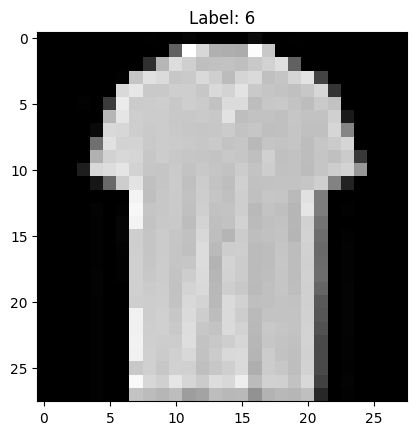
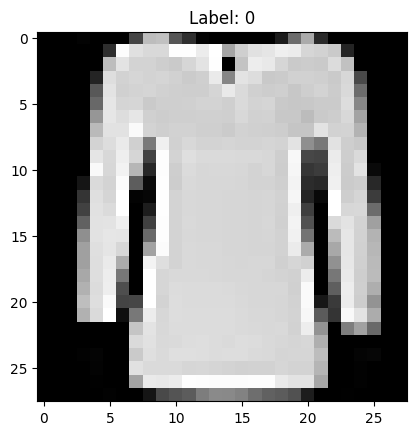
The notebook cell's code change between the first figure and the second:
--- before
+++ after
@@ -1,11 +1,16 @@
 from sklearn.model_selection import train_test_split
+from sklearn.datasets import fetch_openml  # Adicionado para carregar os dados
 import matplotlib.pyplot as plt
+import numpy as np
 
 def load_data(seed):
-    # Carrega o dataset
-    (X, y), (_, _) = fashion_mnist.load_data()
-    
-    # Achata as imagens (28x28 -> 784), se necessário para modelos tradicionais
-    X = X.reshape((X.shape[0], -1))
+    # Carrega o dataset Fashion-MNIST via OpenML (Scikit-Learn)
+    # as_frame=False garante que os dados venham como arrays NumPy
+    print("Carregando dados (isso pode levar um tempinho na primeira vez)...")
+    mnist = fetch_openml('Fashion-MNIST', version=1, as_frame=False, parser='auto')
+    X, y = mnist.data, mnist.target
+
+    # O OpenML traz as labels como strings, precisamos converter para inteiros
+    y = y.astype(int)
     
     # Divide em treino e teste com controle de aleatoriedade
@@ -19,7 +24,9 @@
     return X_train, X_test, y_train, y_test
 
+# Execução
 X_train, X_test, y_train, y_test = load_data(seed=42)
 
+# Visualização para conferir
 plt.imshow(X_train[1].reshape(28, 28), cmap='gray')
-plt.title(f"Label: {y_train[0]}")
+plt.title(f"Label: {y_train[1]}") # Corrigi para y_train[1] para bater com a imagem
 plt.show()

Commit: ajustes